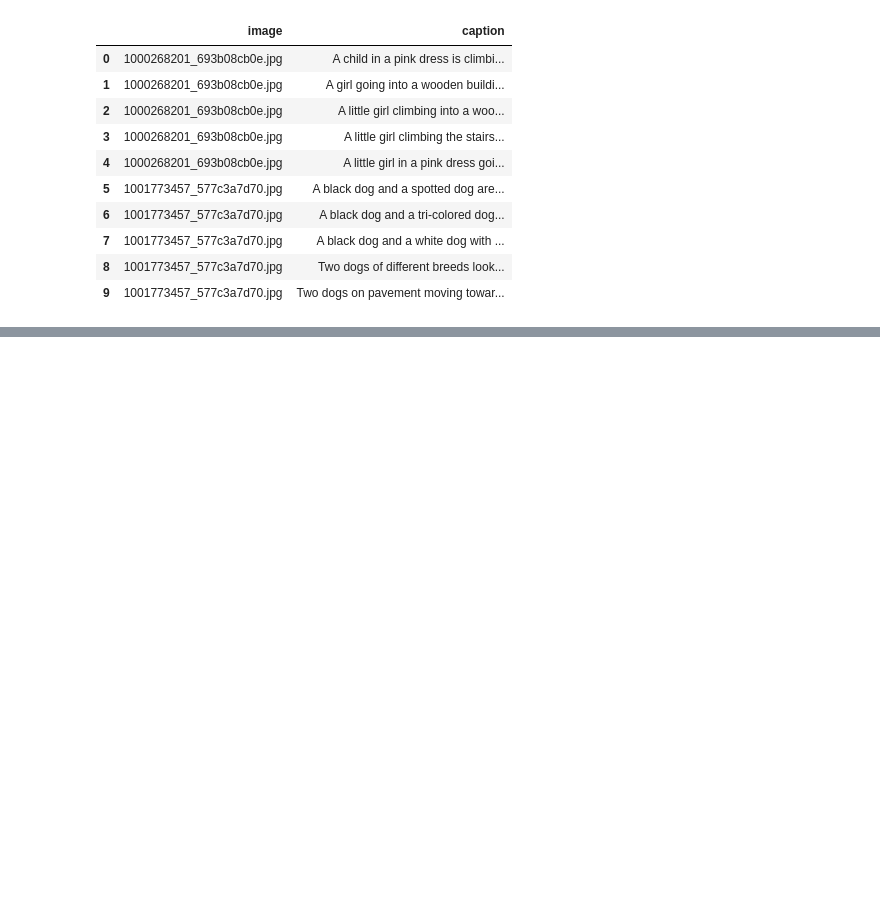
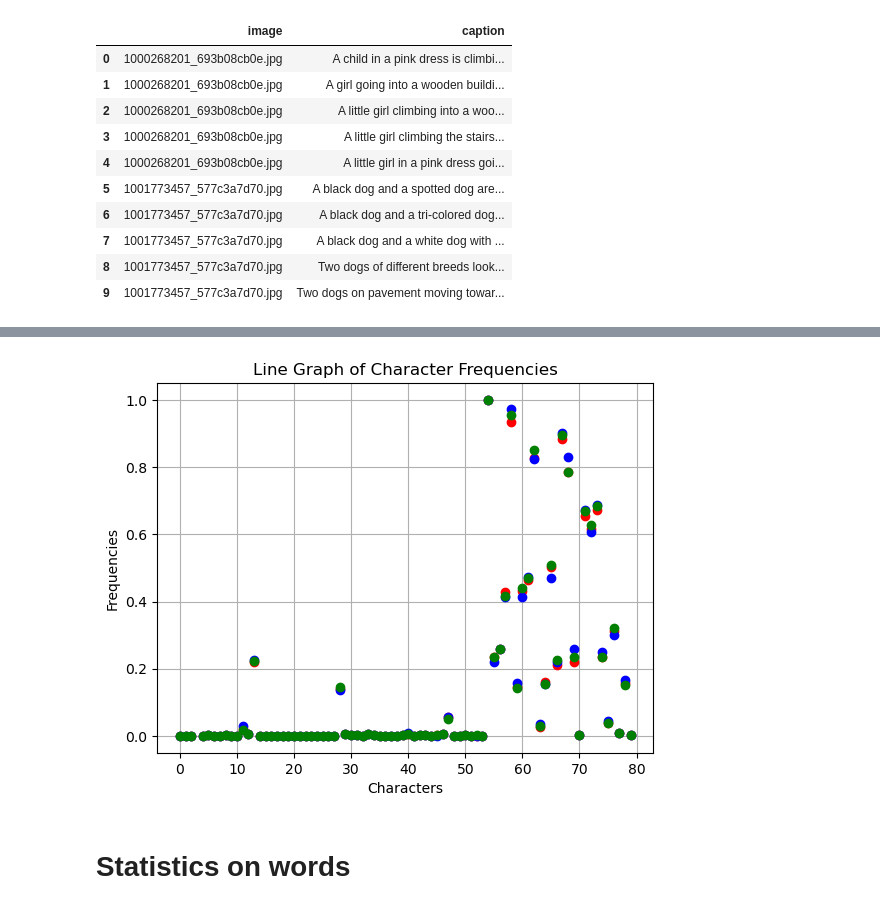
Before and after one commit to adriangar8/vision_learning_project3, a Jupyter notebook: Flickr8k Data Preparation.ipynb, the cells around one changed output, grey strips where cells are left out. Saved outputs shown, nothing was run; the diff lists cells and outputs as text; code cells hidden in the pictures; blank space fills up the shorter version.

Commit message:
brief data analysis & README

```diff
--- a/Flickr8k Data Preparation.ipynb
+++ b/Flickr8k Data Preparation.ipynb
@@ -113,0 +90,10 @@ caption1, caption2
+# %%
+trainDataset = Data(data, partitions['train'])
+valDataset = Data(data, partitions['valid'])
+testDataset = Data(data, partitions['test'])
+
+captions_stats = {
+    'train':{},
+    'validation':{},
+    'test':{}
+}
@@ -113,0 +281,30 @@ caption1, caption2
+# %%
+import matplotlib.pyplot as plt
+from sklearn.preprocessing import MinMaxScaler
+
+# Normalize frequencies using MinMaxScaler
+scaler = MinMaxScaler()
+# %%
+# Extract keys and values from the dictionary
+characters1 = list(train_idx_counter.keys())
+frequencies1 = scaler.fit_transform([[freq] for freq in list(train_idx_counter.values())]).flatten()
+
+characters2 = list(val_idx_counter.keys())
+frequencies2 = scaler.fit_transform([[freq] for freq in list(val_idx_counter.values())]).flatten()
+
+characters3 = list(test_idx_counter.keys())
+frequencies3 = scaler.fit_transform([[freq] for freq in list(test_idx_counter.values())]).flatten()
+
+plt.close()
+plt.plot(characters1, frequencies1, marker='o', linestyle='', color='r')
+plt.plot(characters2, frequencies2, marker='o', linestyle='', color='b')
+plt.plot(characters3, frequencies3, marker='o', linestyle='', color='g')
+plt.xlabel('Characters')
+plt.ylabel('Frequencies')
+plt.title('Line Graph of Character Frequencies')
+plt.grid(True)
+plt.show()
+# %% [output]
+[figure, added]
+# %% [markdown]
+# Statistics on words
```
Also changed, not shown: parts of 32 cells of this notebook, 1 other file.
